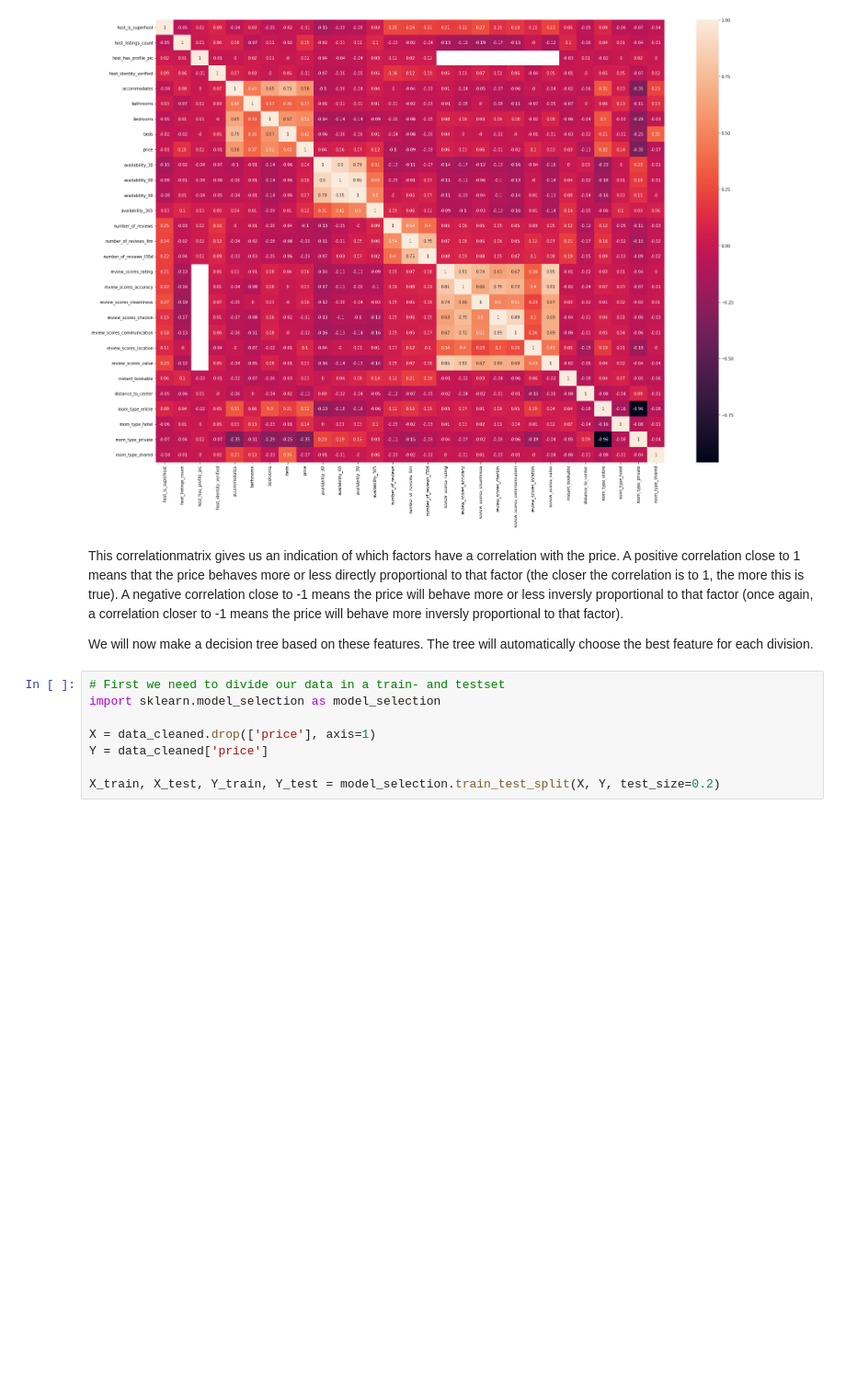
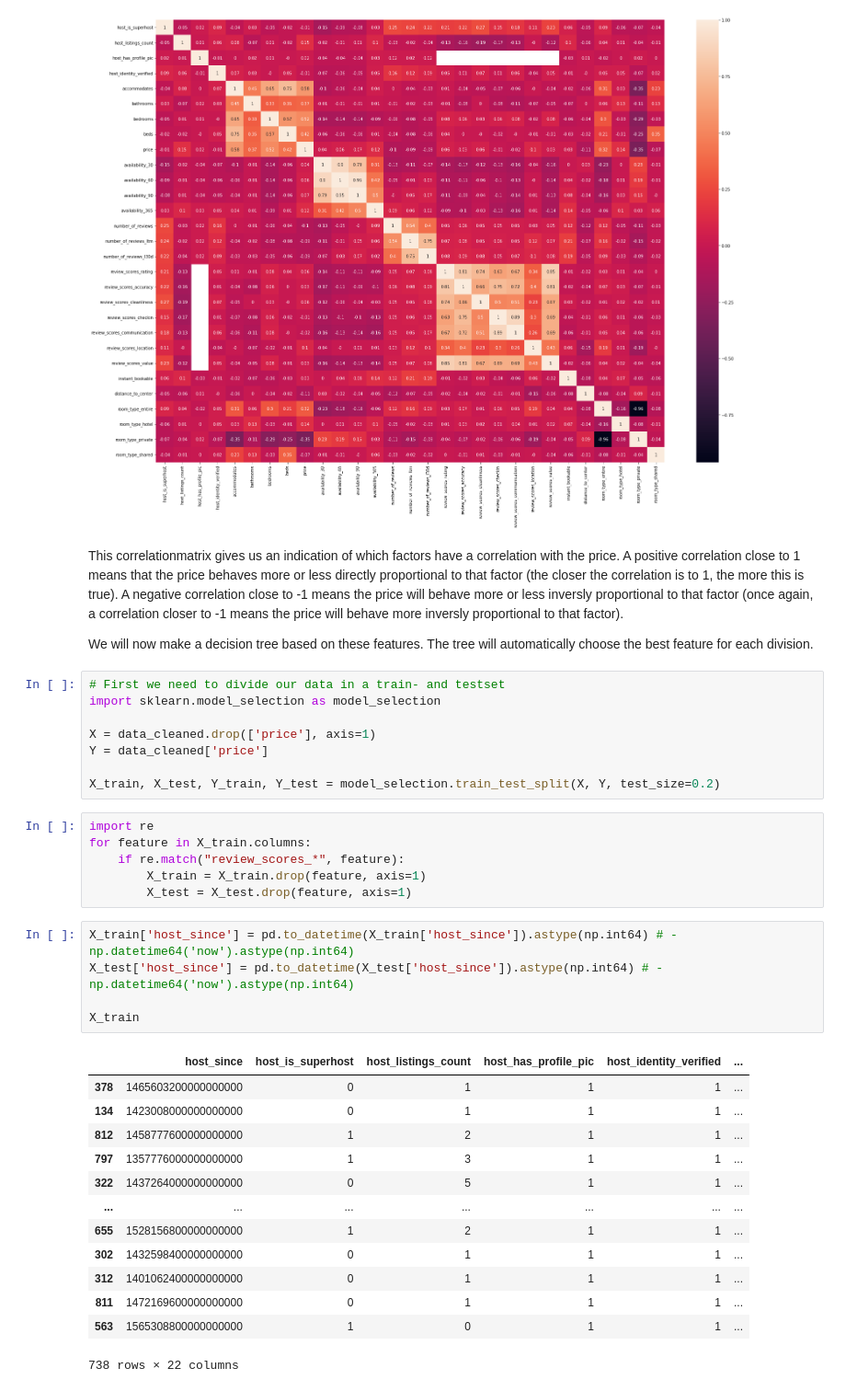
Before and after one commit to tibovdc/ProjectML, a Jupyter notebook: Sprint1.ipynb, the cells around one changed output. Shown at 92% size. Saved outputs shown, nothing was run; the diff lists cells and outputs as text; blank space fills up the shorter version.

```diff
--- a/Sprint1.ipynb
+++ b/Sprint1.ipynb
@@ -337,3 +337,28 @@ X = data_cleaned.drop(['price'], axis=1)
 Y = data_cleaned['price']
 
 X_train, X_test, Y_train, Y_test = model_selection.train_test_split(X, Y, test_size=0.2)
+# %%
+import re
+for feature in X_train.columns:
+    if re.match("review_scores_*", feature):
+        X_train = X_train.drop(feature, axis=1)
+        X_test = X_test.drop(feature, axis=1)
+# %%
+X_train['host_since'] = pd.to_datetime(X_train['host_since']).astype(np.int64) # - np.datetime64('now').astype(np.int64)
+X_test['host_since'] = pd.to_datetime(X_test['host_since']).astype(np.int64) # - np.datetime64('now').astype(np.int64)
+
+X_train
+# %% [output]
+|  | host_since | host_is_superhost | host_listings_count | host_has_profile_pic | host_identity_verified | ... |
+| 378 | 1465603200000000000 | 0 | 1 | 1 | 1 | ... |
+| 134 | 1423008000000000000 | 0 | 1 | 1 | 1 | ... |
+| 812 | 1458777600000000000 | 1 | 2 | 1 | 1 | ... |
+| 797 | 1357776000000000000 | 1 | 3 | 1 | 1 | ... |
+| 322 | 1437264000000000000 | 0 | 5 | 1 | 1 | ... |
+| ... | ... | ... | ... | ... | ... | ... |
+| 655 | 1528156800000000000 | 1 | 2 | 1 | 1 | ... |
+| 302 | 1432598400000000000 | 0 | 1 | 1 | 1 | ... |
+| 312 | 1401062400000000000 | 0 | 1 | 1 | 1 | ... |
+| 811 | 1472169600000000000 | 0 | 1 | 1 | 1 | ... |
+| 563 | 1565308800000000000 | 1 | 0 | 1 | 1 | ... |
+738 rows × 22 columns
```
Also changed, not shown: parts of 3 cells of this notebook.
